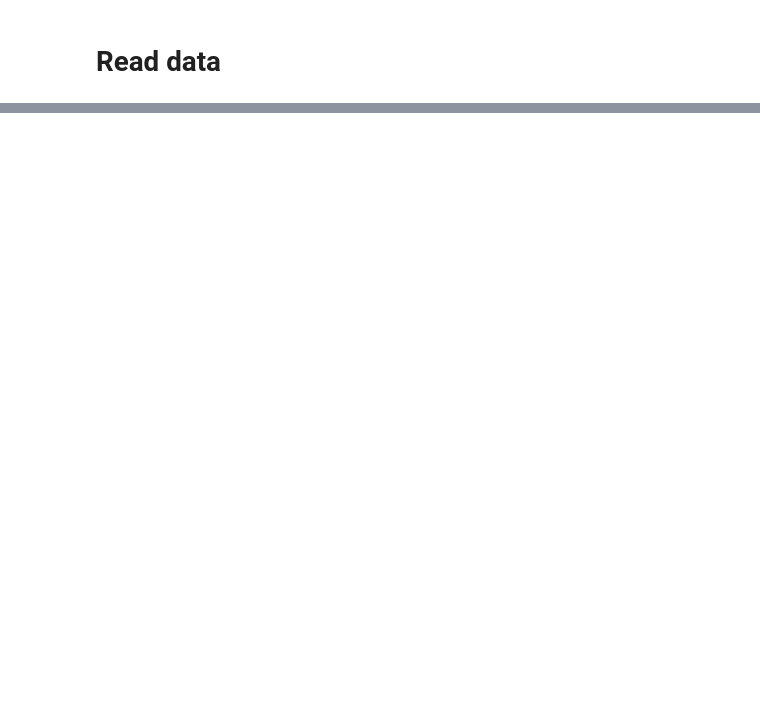
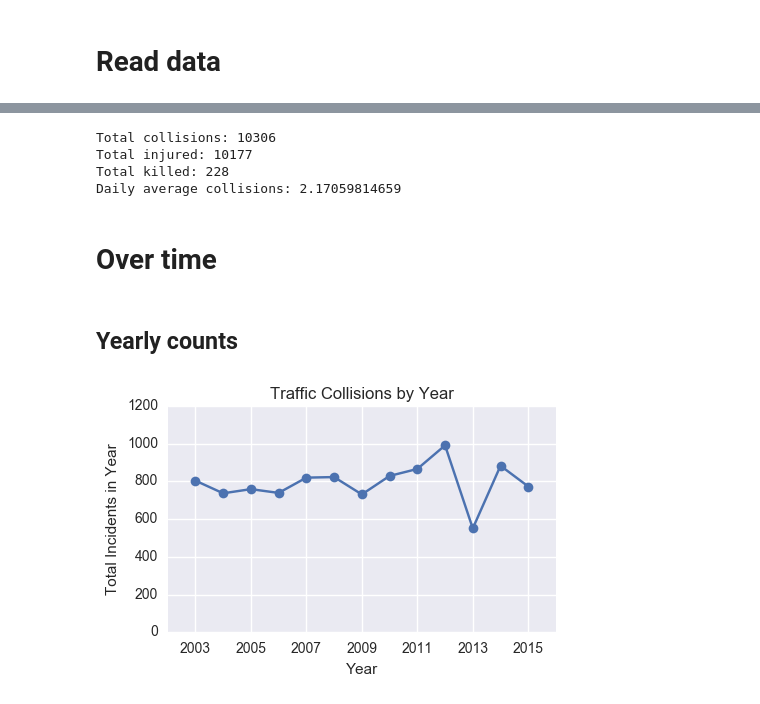
Before and after one commit to jayqi/sf-walk-safety, a Jupyter notebook: ipynbs/Traffic Histograms and KDEs.ipynb, the cells around one changed output, grey strips where cells are left out. Cells and saved outputs as stored; diff of their text form; code cells hidden in the pictures; blank space fills up the shorter version.

Commit message:
ipynbs: Traffic plots

```diff
--- a/ipynbs/Traffic Histograms and KDEs.ipynb
+++ b/ipynbs/Traffic Histograms and KDEs.ipynb
@@ -102,0 +144,30 @@ AttributeError: 'bool' object has no attribute 'month'
+# %%
+print "Total collisions:", df.shape[0]
+print "Total injured:", df['COUNT_PED_INJURED'].sum()
+print "Total killed:", df['COUNT_PED_KILLED'].sum()
+print "Daily average collisions:", groupbydate['count'].mean()
+# %% [output]
+Total collisions: 10306
+Total injured: 10177
+Total killed: 228
+Daily average collisions: 2.17059814659
+# %% [markdown]
+# Over time
+# %% [markdown]
+## Yearly counts
+# %%
+yearlytotal = df.year.value_counts().to_frame(name="count").sort_index()
+yearlytotal['year'] = yearlytotal.index
+plt.plot(yearlytotal['year'],yearlytotal['count'],'o-')
+plt.xlabel('Year')
+plt.ylabel('Total Incidents in Year')
+plt.title(uppercase+' by Year')
+plt.axis([2002, 2016, 0, 1200])
+plt.xticks(range(2003,2016,2), range(2003,2016,2))
+plt.tight_layout()
+plt.savefig('plots/%s-yearlycounts.png' % lowercase)
+plt.savefig('plots/%s-yearlycounts-transp.png' % lowercase, transparent=True)
+
+pass
+# %% [output]
+[figure, added]
```
Also changed, not shown: parts of 18 cells of this notebook.
